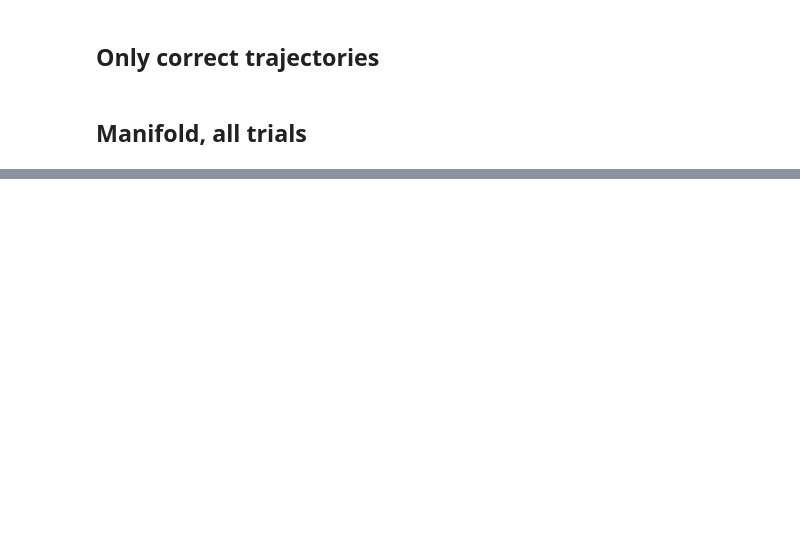
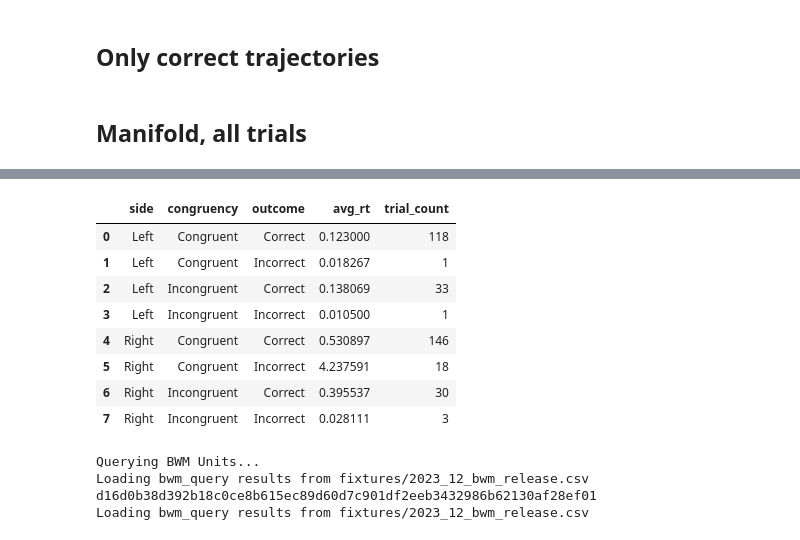
Before and after one commit to debottamKundu/ibl-partial-info-decomp, a Jupyter notebook: notebooks/simple_manifold_sanity.ipynb, the cells around one changed output, grey strips where cells are left out. Drawn from its saved outputs; the diff is of its cells as text; code cells hidden in the pictures; blank space fills up the shorter version.

```diff
--- a/notebooks/simple_manifold_sanity.ipynb
+++ b/notebooks/simple_manifold_sanity.ipynb
@@ -137,0 +214,36 @@ NameError: name 'one' is not defined
+# %%
+tx = pd.read_csv("../data/external/sample_data.csv")
+# %%
+compute_avg_reaction_times(tx)
+# %% [output]
+|  | side | congruency | outcome | avg_rt | trial_count |
+| 0 | Left | Congruent | Correct | 0.123000 | 118 |
+| 1 | Left | Congruent | Incorrect | 0.018267 | 1 |
+| 2 | Left | Incongruent | Correct | 0.138069 | 33 |
+| 3 | Left | Incongruent | Incorrect | 0.010500 | 1 |
+| 4 | Right | Congruent | Correct | 0.530897 | 146 |
+| 5 | Right | Congruent | Incorrect | 4.237591 | 18 |
+| 6 | Right | Incongruent | Correct | 0.395537 | 30 |
+| 7 | Right | Incongruent | Incorrect | 0.028111 | 3 |
+# %%
+from ibl_info.manifold import MY_REGIONS
+
+
+one = ONE(
+    base_url="https://openalyx.internationalbrainlab.org",
+    password="international",
+    silent=True,
+    username="intbrainlab",
+)
+print("Querying BWM Units...")
+
+units_df = bwm_units(one)
+relevant_pids = units_df[units_df["Beryl"].isin(MY_REGIONS)]["pid"].unique()
+
+bwm_df = bwm_query(one)
+subset_df = bwm_df[bwm_df["pid"].isin(relevant_pids)]
+# %% [output]
+Querying BWM Units...
+Loading bwm_query results from fixtures/2023_12_bwm_release.csv
+d16d0b38d392b18c0ce8b615ec89d60d7c901df2eeb3432986b62130af28ef01
+Loading bwm_query results from fixtures/2023_12_bwm_release.csv
```
Also changed, not shown: parts of 8 cells of this notebook, 3 other files.
